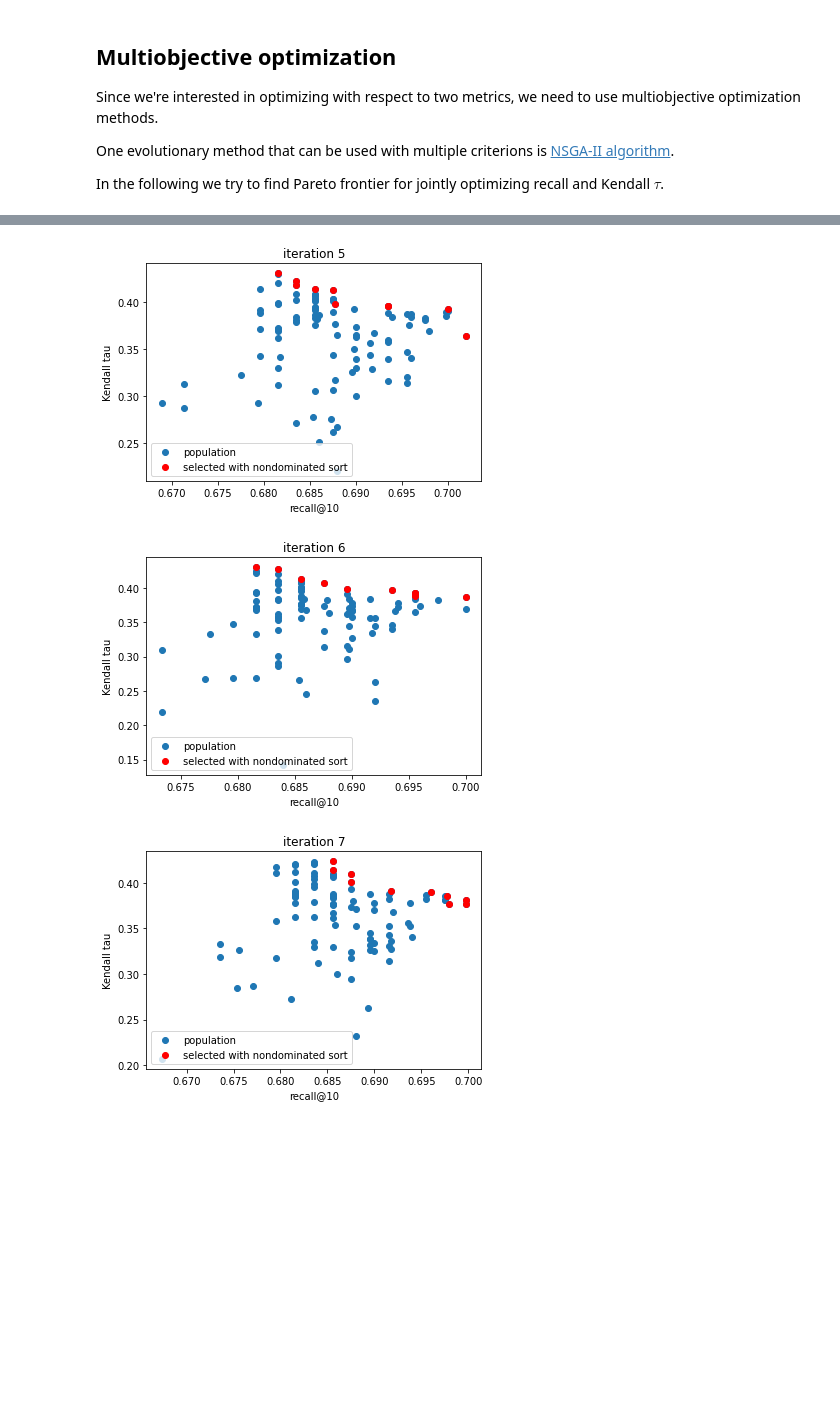
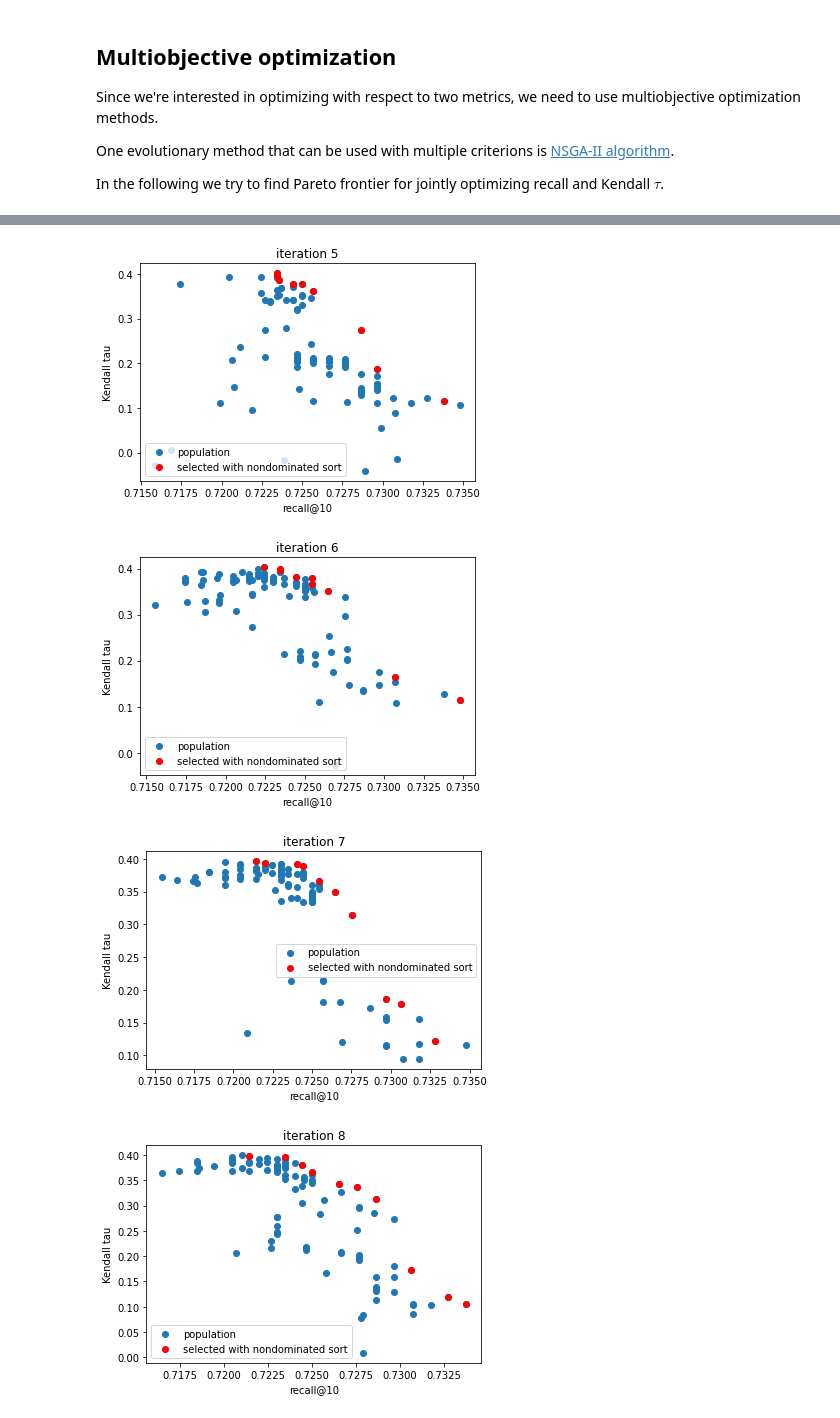
Before and after one commit to lambdaofgod/game_recommender, a Jupyter notebook: notebooks/Evaluation - Multiobjective Optimization of Hybrid Recommender.ipynb, the cells around one changed output, grey strips where cells are left out. Drawn from its saved outputs; the diff is of its cells as text; code cells hidden in the pictures; blank space fills up the shorter version.

```diff
--- a/notebooks/Evaluation - Multiobjective Optimization of Hybrid Recommender.ipynb
+++ b/notebooks/Evaluation - Multiobjective Optimization of Hybrid Recommender.ipynb
@@ -340,13 +335,15 @@ One evolutionary method that can be used with multiple criterions is [NSGA-II al
 
 In the following we try to find Pareto frontier for jointly optimizing recall and Kendall $\tau$.
 # %%
+
 nsga_alg = multiobjective.NSGAII(
     optimizer.problem_function,
     chromosome_size=3,
     mutation_function=partial(multiobjective.bounded_gaussian_noise_mutation, sigma=0.05),
-    objective_names=('recall@10', 'Kendall tau')
+    objective_names=('recall@10', 'Kendall tau'),
+    minimize=False
 )
 # %%
 %%time
-recommender_weights_simple = nsga_alg.optimize(population_size=100, n_selected=10, n_iterations=10, minimize=False, log_period=1)
+recommender_weights_simple = nsga_alg.optimize(population_size=100, n_selected=10, n_iterations=10, log_period=1)
 # %% [output]
@@ -358,3 +355,4 @@ recommender_weights_simple = nsga_alg.optimize(population_size=100, n_selected=1
-[figure, old version]
+[figure, new version]
-[figure, old version]
+[figure, new version]
-[figure, old version]
+[figure, new version]
+[figure, added]
```
Also changed, not shown: parts of 18 cells of this notebook.
